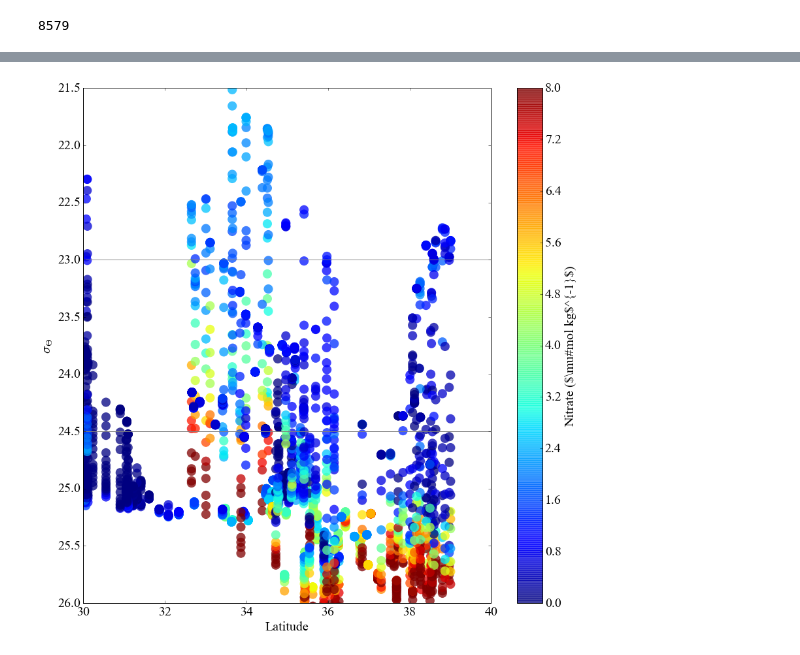
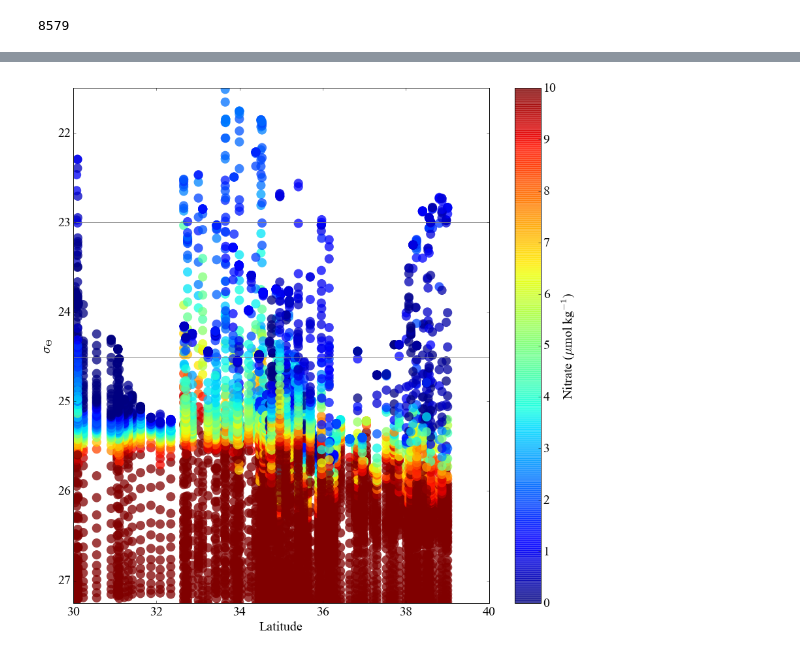
Before and after one commit to sophieclayton/kuroshio_productivity, a Jupyter notebook: kuro_argo_nitrate.ipynb, the cells around one changed output, grey strips where cells are left out. Cells and saved outputs as stored; diff of their text form; code cells hidden in the pictures.

```diff
--- a/kuro_argo_nitrate.ipynb
+++ b/kuro_argo_nitrate.ipynb
@@ -36,24 +69,22 @@ print len(argo)
 # %%
-subset = argo[(argo['DEPTH[M]']>=-100)]# & (argo['MONTH']>5) & (argo['MONTH']<9)]
+subset = argo
 
 fig1 = plt.figure(1, figsize=(12,12))
-plt.scatter(subset['LAT'],subset['SIGMA_THETA[KG/M^3]'], c = subset['NITRATE[UMOL/KG]'], s=200, vmin = 0, vmax = 8, lw=0, alpha = 0.75)
+plt.scatter(subset['LAT'],subset['SIGMA_THETA[KG/M^3]'], c = subset['NITRATE[UMOL/KG]'], s=200, vmin = 0, vmax = 10, lw=0, alpha = 0.75)
 #plt.contour()
 cb = plt.colorbar()
-cb.set_label('Nitrate ($\mu#mol kg$^{-1}$)', fontsize = 20)
+cb.set_label('Nitrate ($\mu$mol kg$^{-1}$)', fontsize = 20)
 plt.gca().invert_yaxis()
-plt.axis([ 30,40, 26, 21.5])
+plt.axis([ 30,40, 27.25, 21.5])
 
 plt.axhline(23, color='grey')
 plt.axhline(24.5, color='grey')
 
 plt.ylabel(r'$\sigma_{\Theta}$', fontsize = 20)
 plt.xlabel('Latitude', fontsize = 20)
 plt.tick_params(labelsize=20)
 cb.ax.tick_params(labelsize=20)
 
 plt.show()
-
-#fig1.savefig('../figures/argo_nitrate_sigma_t.png', bbox_inches='tight', dpi=600)
 # %% [output]
-[figure, old version]
+[figure, new version]
```
Also changed, not shown: parts of 3 cells of this notebook, 1 other file.
